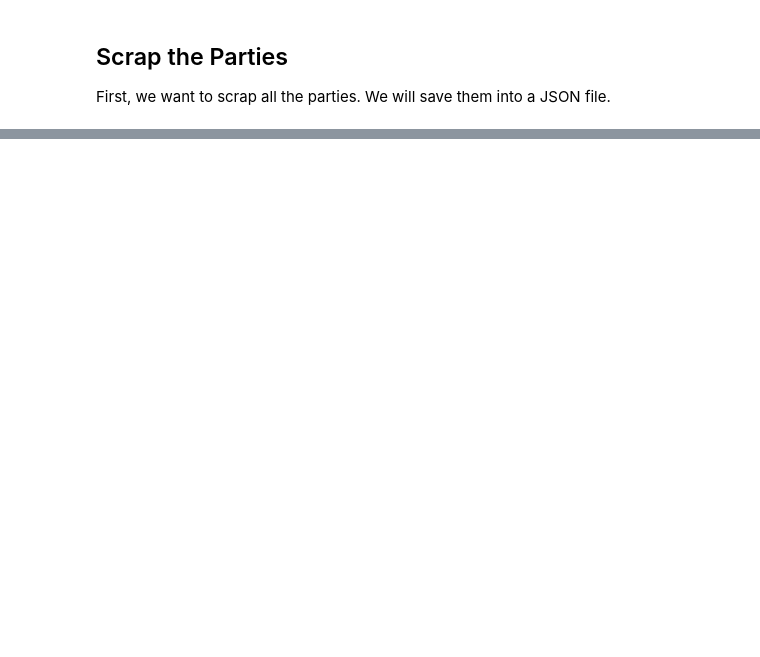
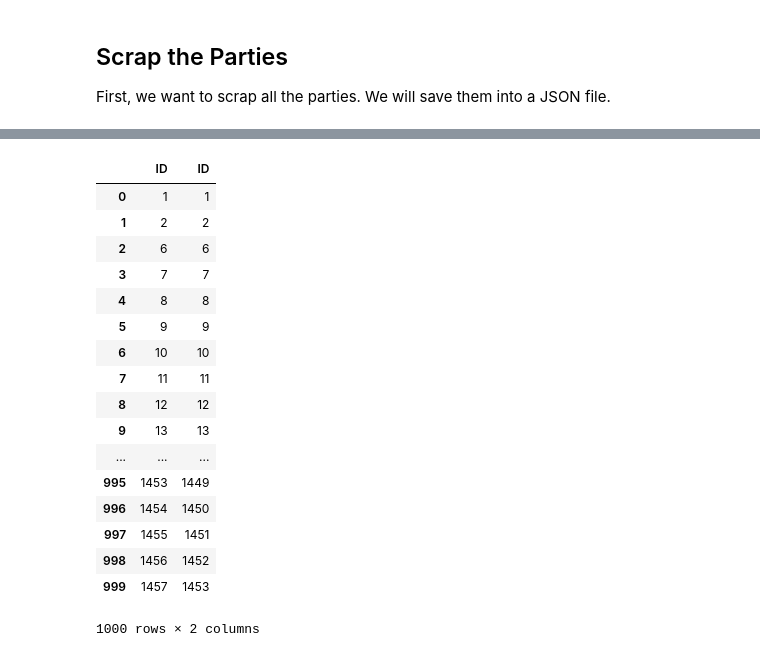
Before and after one commit to jmuth/parliament-viz.ch, a Jupyter notebook: scraping/scraping.ipynb, the cells around one changed output, grey strips where cells are left out. Drawn from its saved outputs; the diff is of its cells as text; code cells hidden in the pictures; blank space fills up the shorter version.

```diff
--- a/scraping/scraping.ipynb
+++ b/scraping/scraping.ipynb
@@ -340,0 +278,21 @@ df_persons[df_persons['LastName'] == 'Schneider-Ammann']
+# %%
+df_council_complete['ID']
+# %% [output]
+|  | ID | ID |
+| 0 | 1 | 1 |
+| 1 | 2 | 2 |
+| 2 | 6 | 6 |
+| 3 | 7 | 7 |
+| 4 | 8 | 8 |
+| 5 | 9 | 9 |
+| 6 | 10 | 10 |
+| 7 | 11 | 11 |
+| 8 | 12 | 12 |
+| 9 | 13 | 13 |
+| ... | ... | ... |
+| 995 | 1453 | 1449 |
+| 996 | 1454 | 1450 |
+| 997 | 1455 | 1451 |
+| 998 | 1456 | 1452 |
+| 999 | 1457 | 1453 |
+1000 rows × 2 columns
```
Also changed, not shown: parts of 59 cells of this notebook, 5 other files.
